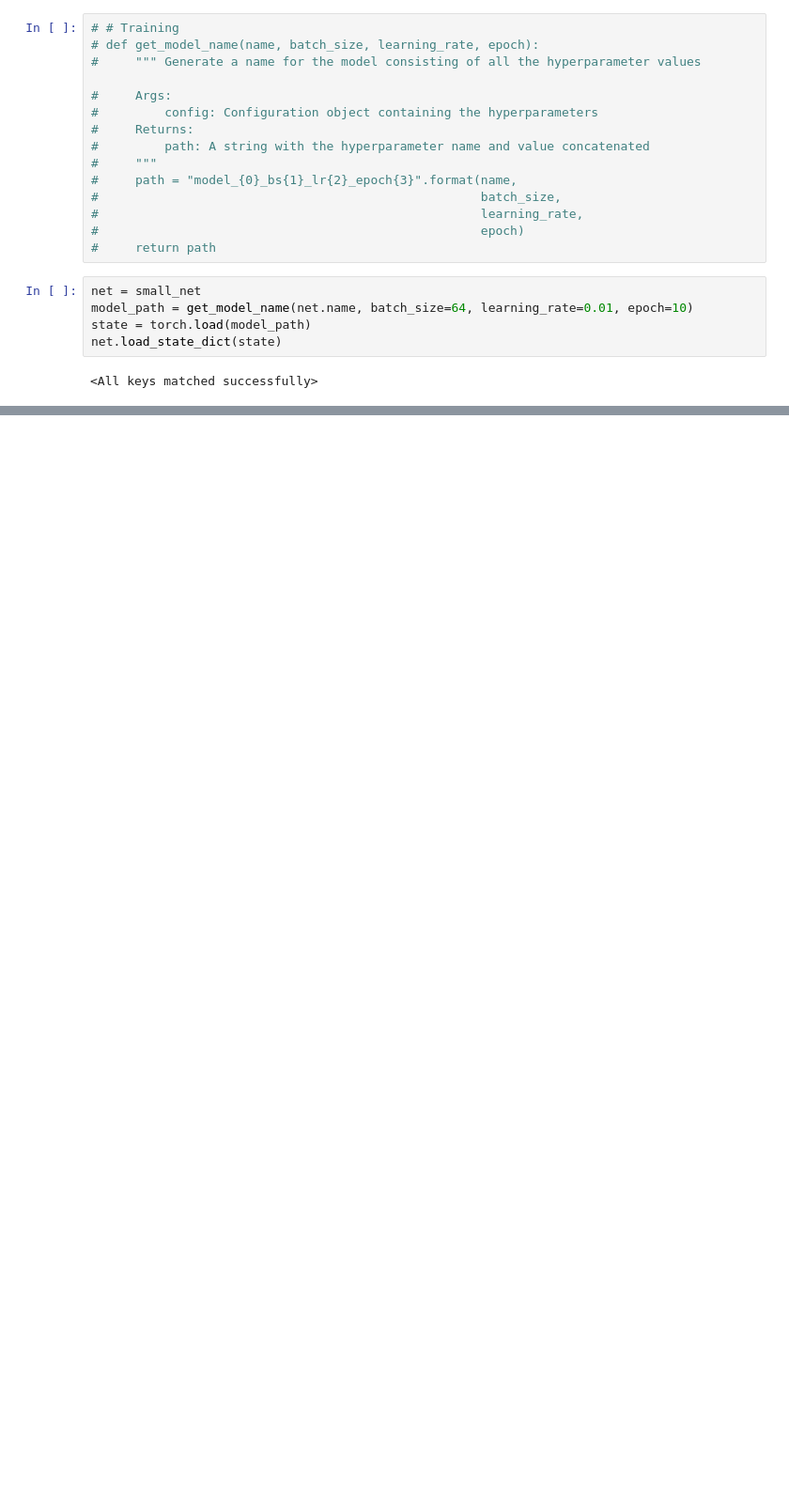
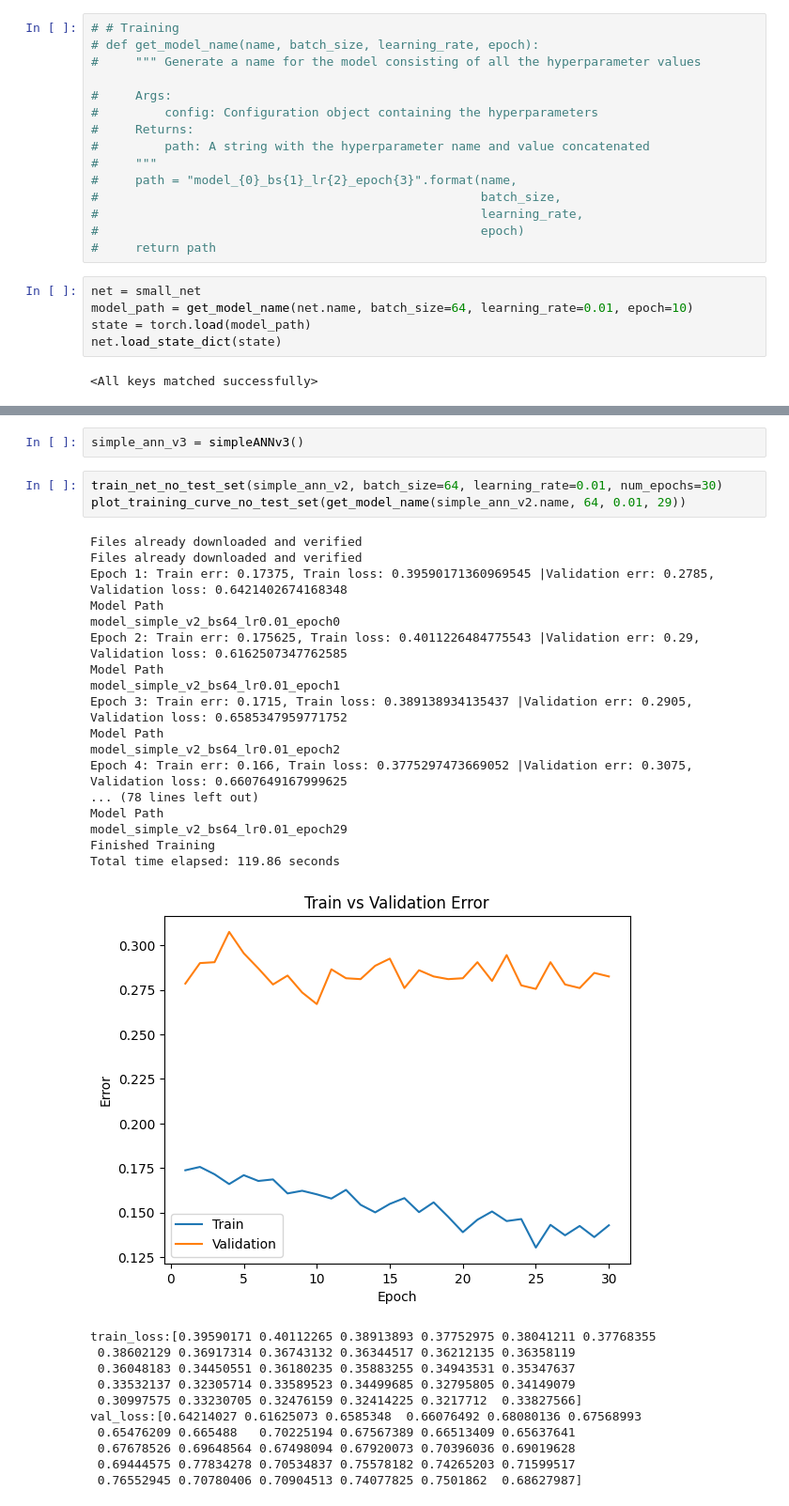
Before and after one commit to armandordorica/MIE1517_A1, a Jupyter notebook: MIE1517_Assignment_1_.ipynb, the cells around one changed output, grey strips where cells are left out. Shown at 94% size. Cells and saved outputs as stored; diff of their text form; blank space fills up the shorter version.

```diff
--- a/MIE1517_Assignment_1_.ipynb
+++ b/MIE1517_Assignment_1_.ipynb
@@ -1537,0 +1986,34 @@ False
+# %%
+simple_ann_v3 = simpleANNv3()
+# %%
+train_net_no_test_set(simple_ann_v2, batch_size=64, learning_rate=0.01, num_epochs=30)
+plot_training_curve_no_test_set(get_model_name(simple_ann_v2.name, 64, 0.01, 29))
+# %% [output]
+Files already downloaded and verified
+Files already downloaded and verified
+Epoch 1: Train err: 0.17375, Train loss: 0.39590171360969545 |Validation err: 0.2785, Validation loss: 0.6421402674168348
+Model Path
+model_simple_v2_bs64_lr0.01_epoch0
+Epoch 2: Train err: 0.175625, Train loss: 0.4011226484775543 |Validation err: 0.29, Validation loss: 0.6162507347762585
+Model Path
+model_simple_v2_bs64_lr0.01_epoch1
+Epoch 3: Train err: 0.1715, Train loss: 0.389138934135437 |Validation err: 0.2905, Validation loss: 0.6585347959771752
+Model Path
+model_simple_v2_bs64_lr0.01_epoch2
+Epoch 4: Train err: 0.166, Train loss: 0.3775297473669052 |Validation err: 0.3075, Validation loss: 0.6607649167999625
+... (78 lines left out)
+Model Path
+model_simple_v2_bs64_lr0.01_epoch29
+Finished Training
+Total time elapsed: 119.86 seconds
+[figure, added]
+train_loss:[0.39590171 0.40112265 0.38913893 0.37752975 0.38041211 0.37768355
+ 0.38602129 0.36917314 0.36743132 0.36344517 0.36212135 0.36358119
+ 0.36048183 0.34450551 0.36180235 0.35883255 0.34943531 0.35347637
+ 0.33532137 0.32305714 0.33589523 0.34499685 0.32795805 0.34149079
+ 0.30997575 0.33230705 0.32476159 0.32414225 0.3217712  0.33827566]
+val_loss:[0.64214027 0.61625073 0.6585348  0.66076492 0.68080136 0.67568993
+ 0.65476209 0.665488   0.70225194 0.67567389 0.66513409 0.65637641
+ 0.67678526 0.69648564 0.67498094 0.67920073 0.70396036 0.69019628
+ 0.69444575 0.77834278 0.70534837 0.75578182 0.74265203 0.71599517
+ 0.76552945 0.70780406 0.70904513 0.74077825 0.7501862  0.68627987]
```
Also changed, not shown: parts of 72 cells of this notebook.
